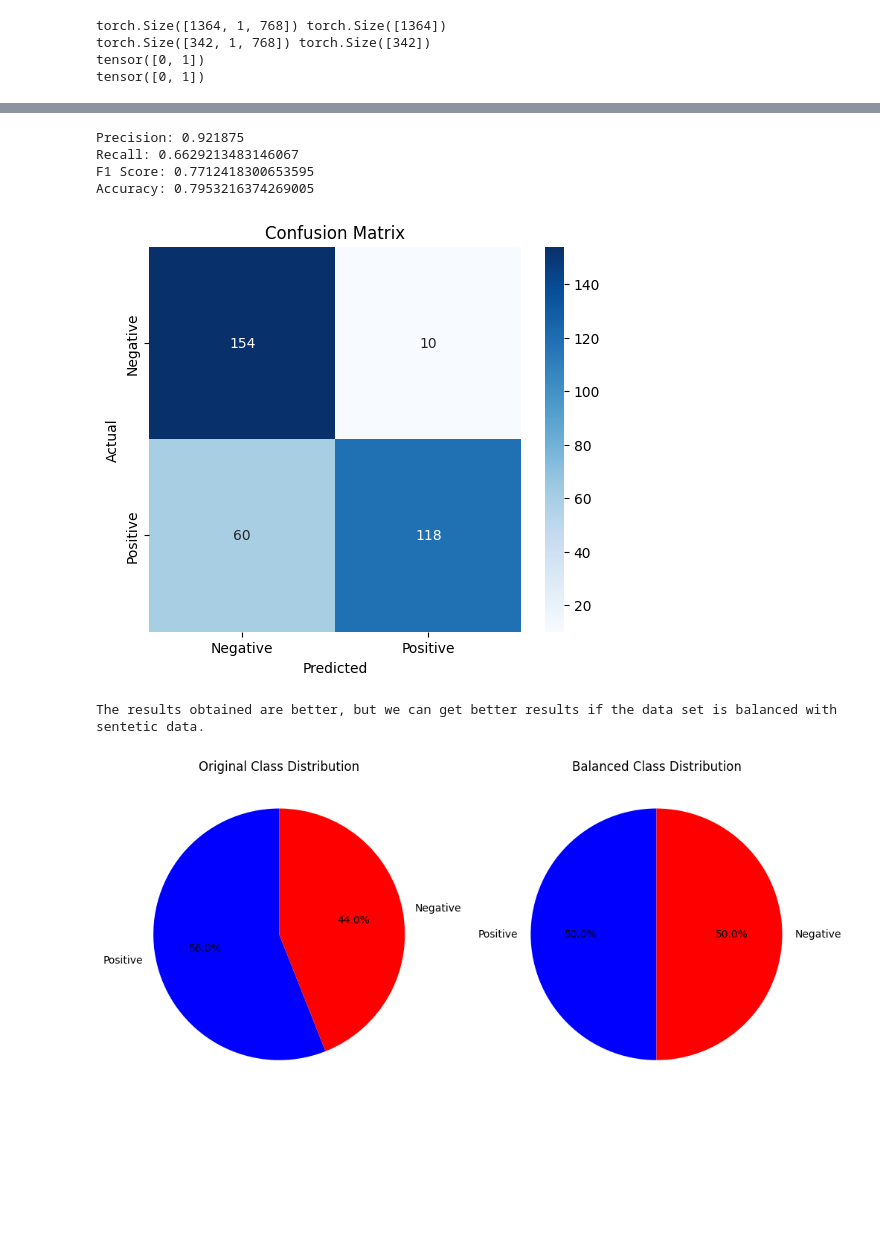
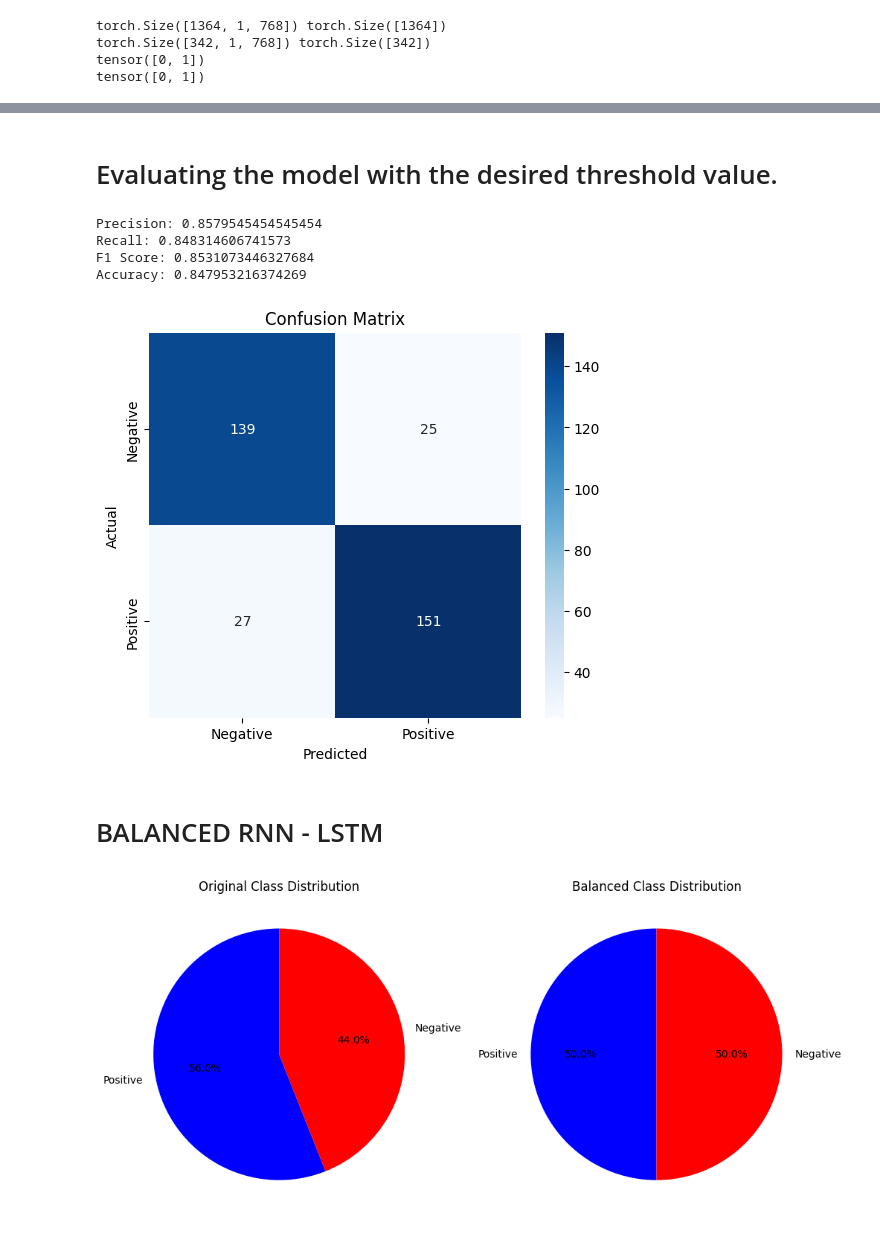
Before and after one commit to OnurUyar/Sentiment-Analysis-on-Financial-Texts-CENG493-Project, a Jupyter notebook: main.ipynb, the cells around one changed output, grey strips where cells are left out. Drawn from its saved outputs; the diff is of its cells as text; code cells hidden in the pictures; blank space fills up the shorter version.

```diff
--- a/main.ipynb
+++ b/main.ipynb
@@ -440,13 +447,8 @@ def get_average_embedding(text):
 # %%
-#-----------------------------------------------------------------------------------------------------#
-#                                    RNN (RECURRENT NEURAL NETWORK)                                   #
-#-----------------------------------------------------------------------------------------------------#
-
-# Defining the RNN model.
 class RNNModel(nn.Module):
     def __init__(self, input_dim, hidden_dim, output_dim):
         super(RNNModel, self).__init__()
-        self.rnn = nn.RNN(input_dim, hidden_dim, batch_first=True)
+        self.rnn = nn.LSTM(input_dim, hidden_dim, batch_first=True)
         self.fc = nn.Linear(hidden_dim, output_dim)
 
     def forward(self, x):
@@ -478,7 +480,7 @@ criterion = nn.CrossEntropyLoss()
 optimizer = optim.Adam(model.parameters(), lr=0.001)
 
 # Training the RNN model.
-def train_model(model, X_train, y_train, epochs=5, batch_size=32):
+def train_model(model, X_train, y_train, epochs=20, batch_size=32):
     model.train()
     for epoch in range(epochs):
         for i in range(0, len(X_train), batch_size):
@@ -506,6 +523,6 @@ Epoch 5/5, Loss: 0.32134008407592773
+# %% [markdown]
+# Evaluating the model with the desired threshold value.
 # %%
-# Evaluating the model with the desired threshold value.
-
 def evaluate_with_threshold(model, X_test, y_test, threshold=0.5):
 
     # Moving model and data to the appropriate device, if there is a processor mismatch.
@@ -517,41 +534,39 @@ def evaluate_with_threshold(model, X_test, y_test, threshold=0.5):
     model.eval()
     with torch.no_grad():
         outputs = model(X_test) # Ensuring the output is also on the correct device.
         probabilities = torch.softmax(outputs, dim=1)[:, 1]  # (Positive Class Probabilities)
 
         # Applying threshold to make predictions.
         y_pred = (probabilities > threshold).int()
 
     y_test_np = y_test.cpu().numpy()
     y_pred_np = y_pred.cpu().numpy()
 
     precision, recall, f1, _ = precision_recall_fscore_support(y_test_np, y_pred_np, average='binary')
     accuracy = accuracy_score(y_test_np, y_pred_np)
 
     # Printing the results:
     print(f"Precision: {precision}")
     print(f"Recall: {recall}")
     print(f"F1 Score: {f1}")
     print(f"Accuracy: {accuracy}")
 
     # Visualization the results with Confusion Matrix:
     cm = confusion_matrix(y_test_np, y_pred)
     plt.figure(figsize=(6, 5))
     sns.heatmap(cm, annot=True, fmt='d', cmap='Blues', xticklabels=["Negative", "Positive"], yticklabels=["Negative", "Positive"])
     plt.title('Confusion Matrix')
     plt.ylabel('Actual')
     plt.xlabel('Predicted')
     plt.show()
 
-evaluate_with_threshold(model, X_test, y_test, threshold=0.73)  # --------------> Change Threshold Value Here! <---------------
+evaluate_with_threshold(model, X_test, y_test, threshold=0.75)  # --------------> Change Threshold Value Here! <---------------
 # %% [output]
-Precision: 0.921875
-Recall: 0.6629213483146067
-F1 Score: 0.7712418300653595
-Accuracy: 0.7953216374269005
+Precision: 0.8579545454545454
+Recall: 0.848314606741573
+F1 Score: 0.8531073446327684
+Accuracy: 0.847953216374269
-[figure, old version]
+[figure, new version]
-# %%
-print("\n\nThe results obtained are better, but we can get better results if the data set is balanced with sentetic data.\n\n")
-# %% [output]
-The results obtained are better, but we can get better results if the data set is balanced with sentetic data.
+# %% [markdown]
+# BALANCED RNN - LSTM
 # %%
```
Also changed, not shown: parts of 28 cells of this notebook.
